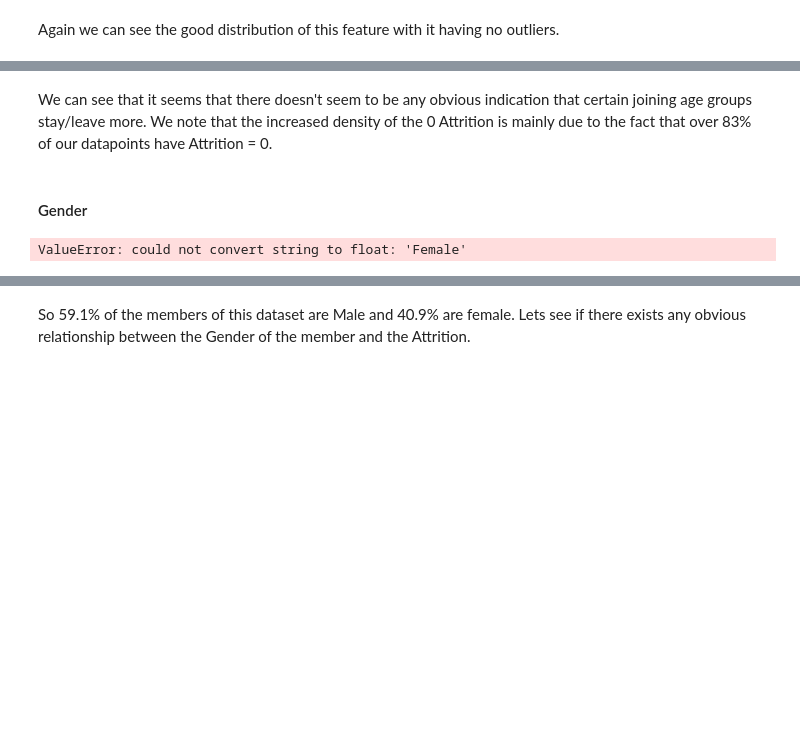
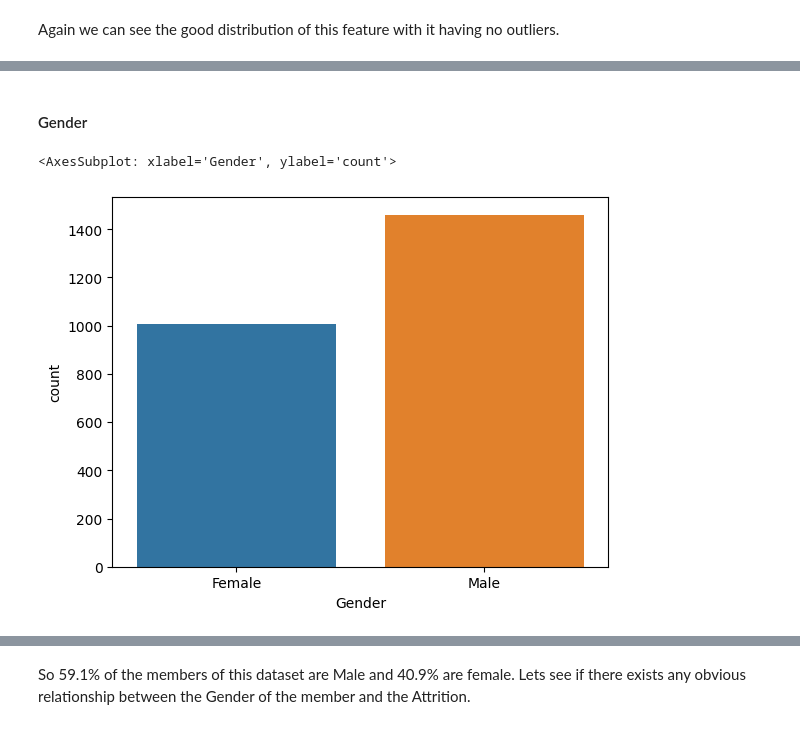
Before and after one commit to Anglesofdeath/attrition-data-science-project, a Jupyter notebook: eda.ipynb, the cells around one changed output, grey strips where cells are left out. Saved outputs shown, nothing was run; the diff lists cells and outputs as text; code cells hidden in the pictures; blank space fills up the shorter version.

```diff
--- a/eda.ipynb
+++ b/eda.ipynb
@@ -571,11 +570,10 @@ sns.catplot(data = df, x = "Attrition", y = 'Age')
-# %% [markdown]
-We can see that it seems that there doesn't seem to be any obvious indication that certain joining age groups stay/leave more. We note that the increased density of the 0 Attrition is mainly due to the fact that over 83% of our datapoints have Attrition = 0.
 # %% [markdown]
 #### Gender
 # %%
-sns.barplot(df['Gender'])
+sns.countplot(x = df['Gender'])
 # %% [output]
-ValueError: could not convert string to float: 'Female'
+<AxesSubplot: xlabel='Gender', ylabel='count'>
+[figure, added]
 # %%
 plt.pie(df['Gender'].value_counts(), autopct='%1.1f%%', labels=['Male', 'Female'])
 # %% [output]
```
Also changed, not shown: parts of 35 cells of this notebook.
